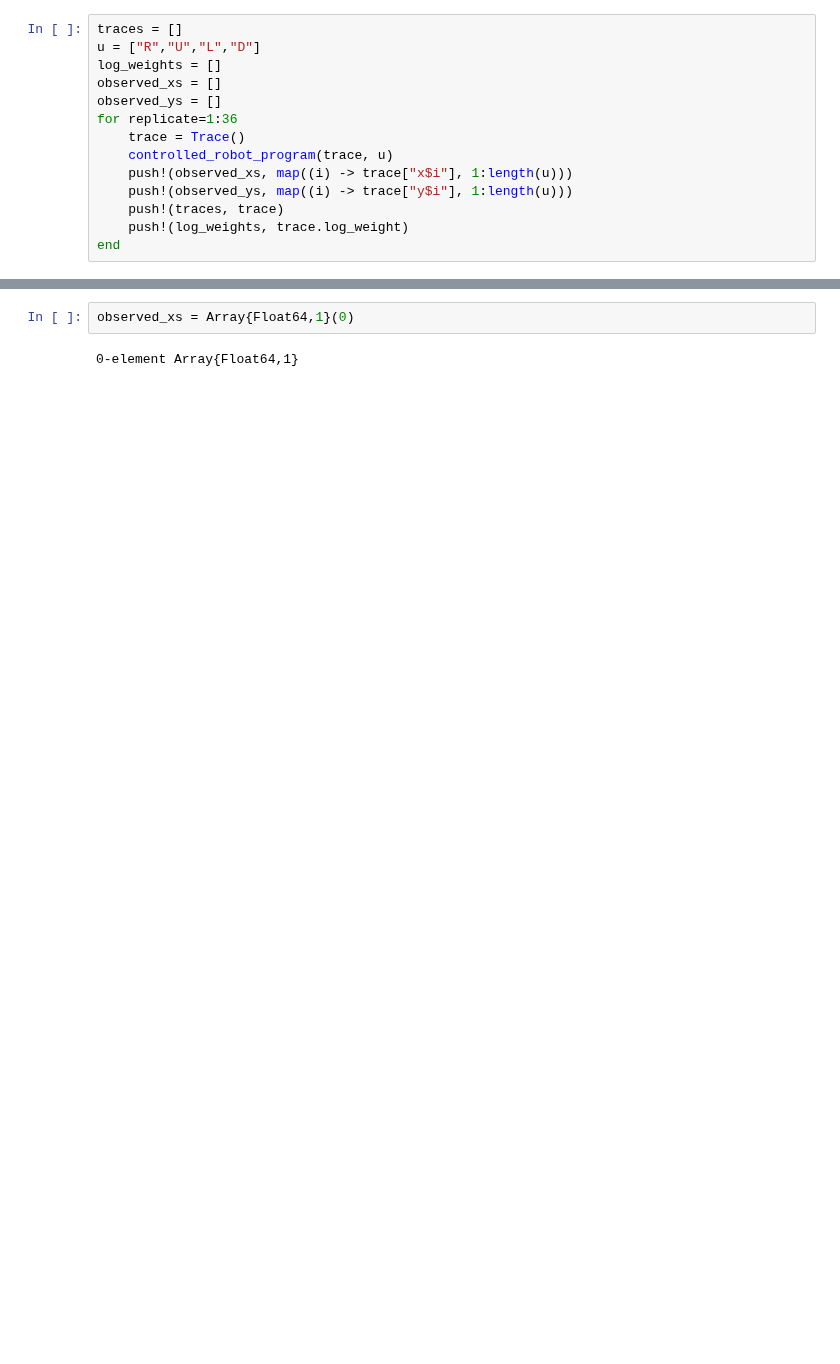
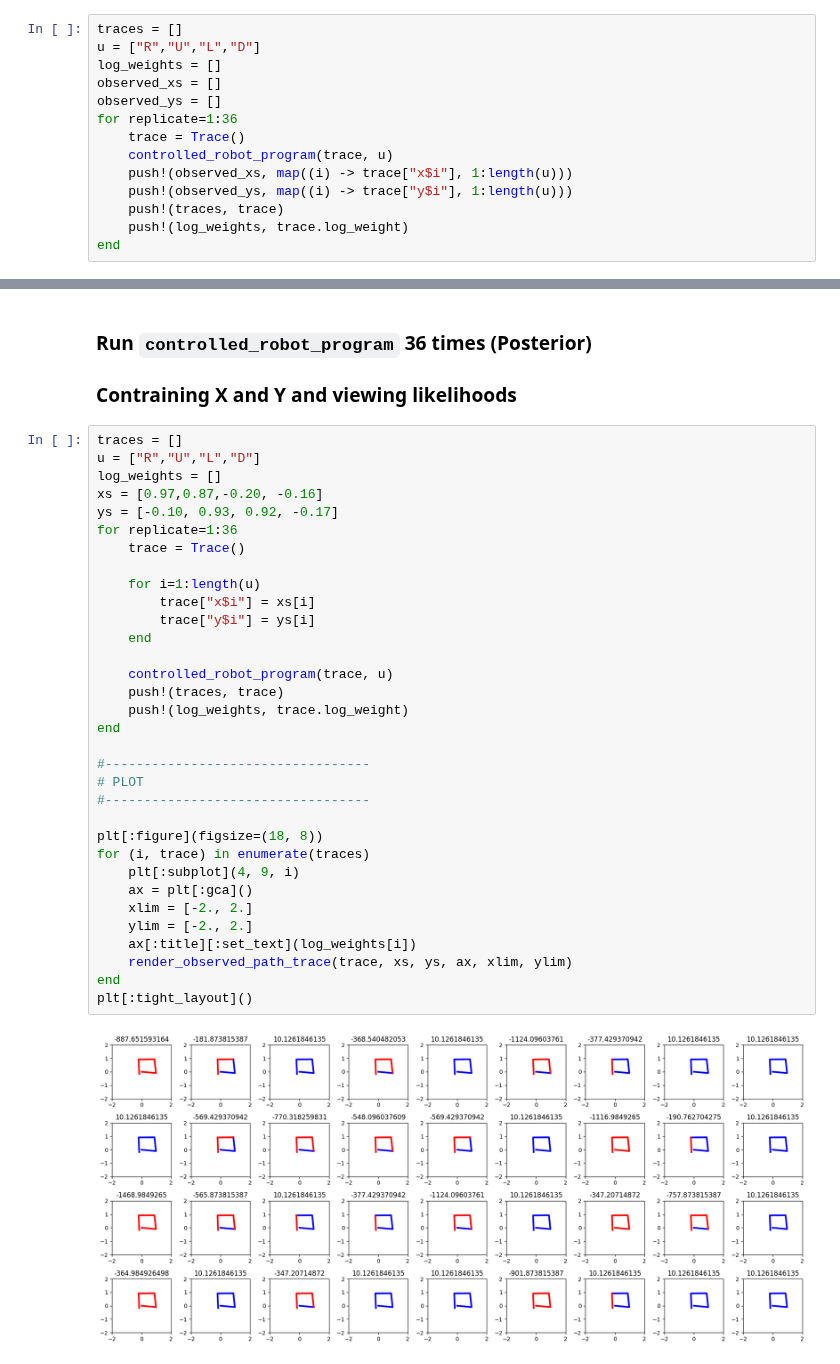
Before and after one commit to probcomp/GenExperimental.jl, a Jupyter notebook: examples/control_robot/ControlRobotExample.ipynb, the cells around one changed output, grey strips where cells are left out. Saved outputs shown, nothing was run; the diff lists cells and outputs as text; blank space fills up the shorter version.

```diff
--- a/examples/control_robot/ControlRobotExample.ipynb
+++ b/examples/control_robot/ControlRobotExample.ipynb
@@ -185,4 +190,38 @@ plt[:tight_layout]()
-# %%
-observed_xs = Array{Float64,1}(0)
-# %% [output]
-0-element Array{Float64,1}
+# %% [markdown]
+### Run `controlled_robot_program` 36 times (Posterior)
+### Contraining X and Y and viewing likelihoods
+# %%
+traces = []
+u = ["R","U","L","D"]
+log_weights = []
+xs = [0.97,0.87,-0.20, -0.16]
+ys = [-0.10, 0.93, 0.92, -0.17]
+for replicate=1:36
+    trace = Trace()
+
+    for i=1:length(u)
+        trace["x$i"] = xs[i]
+        trace["y$i"] = ys[i]
+    end
+
+    controlled_robot_program(trace, u)
+    push!(traces, trace)
+    push!(log_weights, trace.log_weight)
+end
+
+#----------------------------------
+# PLOT
+#----------------------------------
+
+plt[:figure](figsize=(18, 8))
+for (i, trace) in enumerate(traces)
+    plt[:subplot](4, 9, i)
+    ax = plt[:gca]()
+    xlim = [-2., 2.]
+    ylim = [-2., 2.]
+    ax[:title][:set_text](log_weights[i])
+    render_observed_path_trace(trace, xs, ys, ax, xlim, ylim)
+end
+plt[:tight_layout]()
+# %% [output]
+[figure, added]
```
Also changed, not shown: parts of 13 cells of this notebook.
